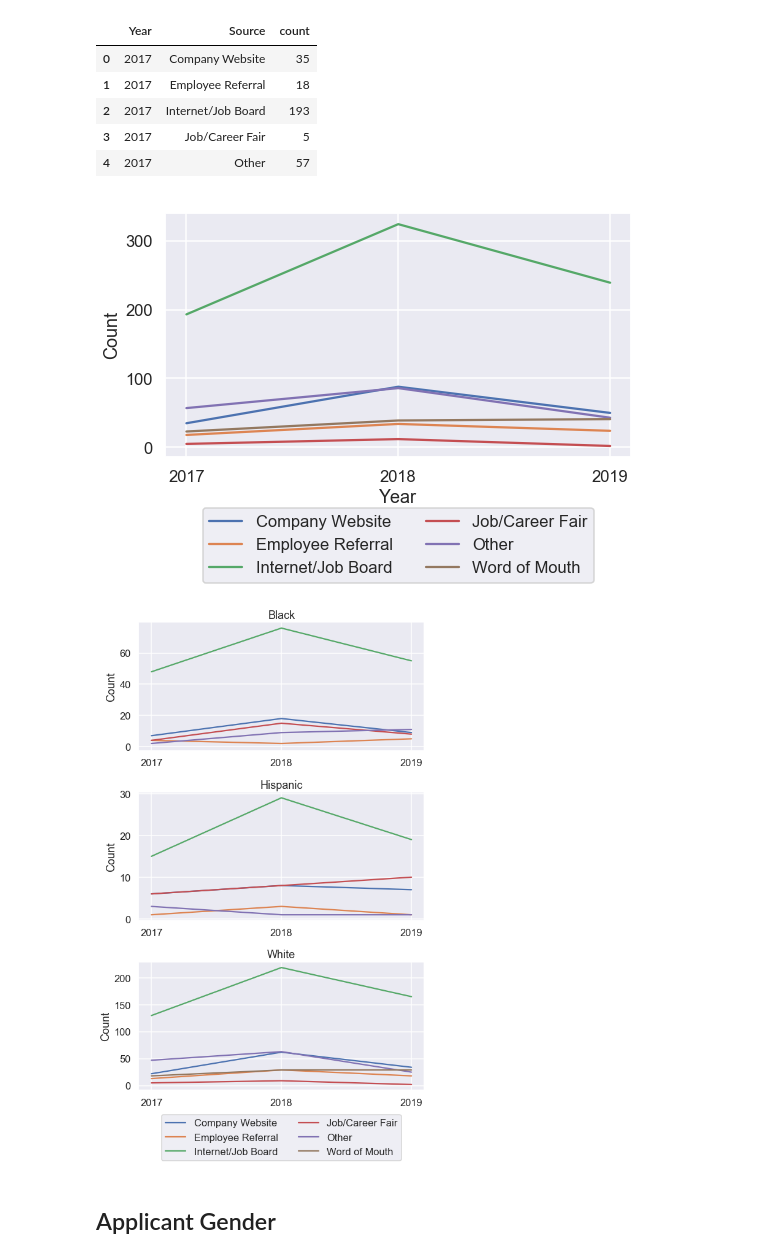
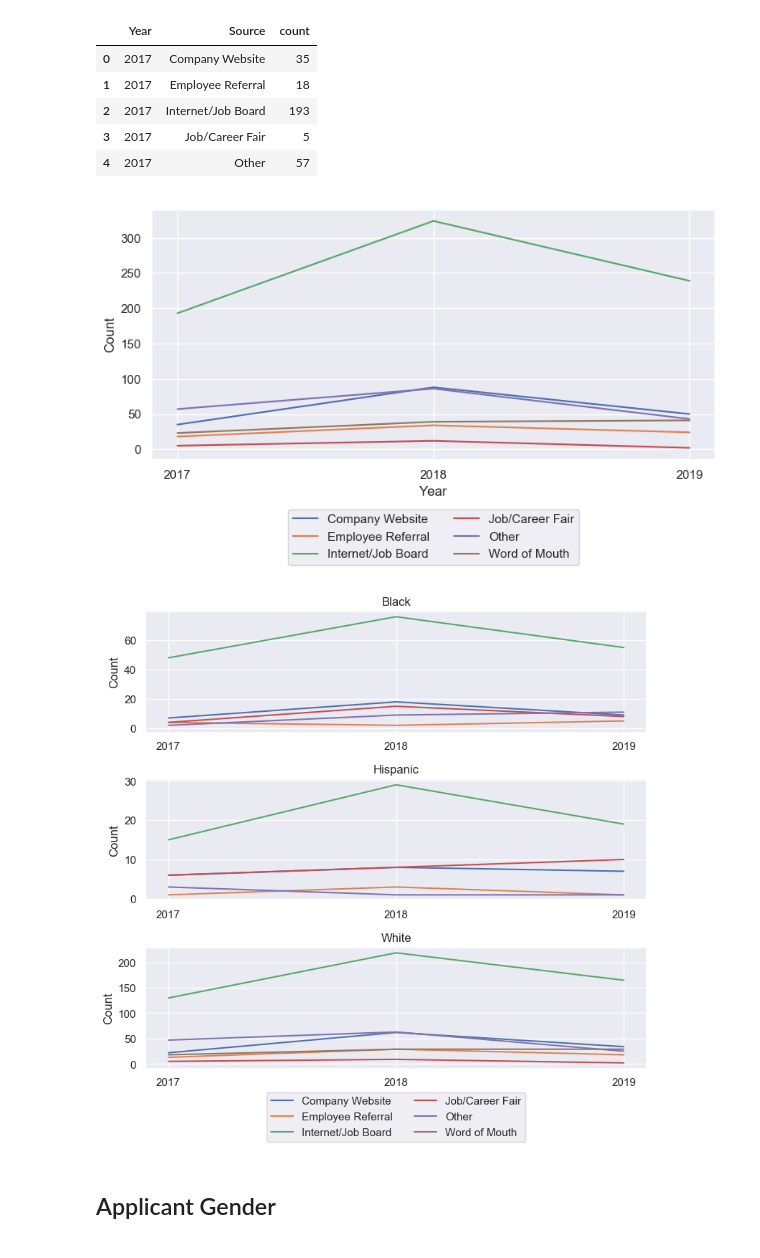
Before and after one commit to mrkjhsn/South-Bend-Police-Department-Recruitment, a Jupyter notebook: south_bend_police_recruitment.ipynb, the cells around one changed output. Cells and saved outputs as stored; diff of their text form; code cells hidden in the pictures.

```diff
--- a/south_bend_police_recruitment.ipynb
+++ b/south_bend_police_recruitment.ipynb
@@ -147,10 +168,11 @@ ethnicity_counts
 # %%
 fig1, ax1 = plt.subplots(figsize=(15,8))
+plt.style.use('fivethirtyeight')
 
 ax1.pie(applicant_status_count['Applicant_Status'],
         labels=applicant_status_count['index'],
         startangle=90, textprops={'fontsize': 17}, autopct='%1.f%%')
 ax1.axis('equal')  # Equal aspect ratio ensures that pie is drawn as a circle.
 
-plt.savefig("visualizations/applicant status.png", dpi=300)
+plt.savefig("visualizations/applicant status.png")
 # %% [output]
@@ -230,6 +252,7 @@ ethnicity_status_group
 # fig1, ax1 = plt.subplots(figsize=(15,8))
 
 plt.subplots(figsize=(15,5))
+plt.style.use('fivethirtyeight')
 
 sns.barplot(x=ethnicity_status_group.loc[:,'count'], \
              y=ethnicity_status_group.loc[:,'Applicant_Status'], \
@@ -243,5 +266,5 @@ plt.tick_params(labelsize=13)
 plt.legend(loc='lower center',fontsize=13)
 
 plt.tight_layout()
-# plt.savefig('visualizations/applicant_status_by_ethnicity.png', dpi=300)
+plt.savefig('visualizations/applicant_status_by_ethnicity.png')
 # %% [output]
@@ -275,8 +298,8 @@ ethnicity_status_year_percent.head()
 | 4 | Black or African American (Not Hi... | 2018 | AP - Incomplete | 60.869565 |
 # %%
 fig, axes = plt.subplots(nrows=3, ncols=1)
-sns.set(rc={'figure.figsize':(10,13)})
-sns.set_context('talk')
+sns.set(rc={'figure.figsize':(8,8)})
+sns.set_context('notebook')
 
 black = sns.lineplot(x="Year", \
              y="Percent",
@@ -363,7 +361,8 @@ ad_method.groupby(['Year', 'Source'])['Source'].agg(['count']).reset_index().hea
 # %%
 fig, axes = plt.subplots()
 sns.set(rc={'figure.figsize':(8,5)})
-sns.set_context('talk')
+sns.set_context('notebook')
+# plt.style.use('fivethirtyeight')
 
 sns.lineplot(x="Year", \
              y="count",
@@ -380,13 +379,14 @@ plt.tight_layout()
 
 plt.savefig('visualizations/add_method_over_time.png')
 # %% [output]
-[figure, old version]
+[figure, new version]
 # %%
 ad_method_grouped = ad_method.groupby(['Ethnicity','Year', 'Source'])['Source'].agg(['count']).reset_index()
 # %%
 fig, axes = plt.subplots(nrows=3, ncols=1)
-sns.set(rc={'figure.figsize':(8,13)})
-sns.set_context('talk')
+sns.set(rc={'figure.figsize':(8,8)})
+sns.set_context('notebook')
+# plt.style.use('fivethirtyeight')
 
 black = sns.lineplot(x="Year", \
              y="count",
@@ -404,34 +404,34 @@ black.set_xlabel('')
 hispanic = sns.lineplot(x="Year", \
              y="count",
              hue="Source",
              data=ad_method_grouped[ad_method_grouped['Ethnicity'] == 'Hispanic or Latino'],
              ax=axes[1],
              legend=False)
 hispanic.set_ylabel('Count')
 
 hispanic.xaxis.set_major_locator(ticker.MultipleLocator())
 hispanic.set_title('Hispanic')
 hispanic.set_xlabel('')
 
 white = sns.lineplot(x="Year", \
              y="count",
              hue="Source",
              data=ad_method_grouped[ad_method_grouped['Ethnicity'].str.contains('White')],
              ax=axes[2],
              legend='full')
 white.set_ylabel('Count')
 
 white.xaxis.set_major_locator(ticker.MultipleLocator())
 white.set_title('White')
 white.set_xlabel('')
 
 handles, labels = white.get_legend_handles_labels()
 white.legend(handles=handles[1:], labels=labels[1:], loc='upper center', bbox_to_anchor=(0.5, -0.15), ncol=2)
 
 plt.tight_layout()
 plt.savefig('visualizations/add_method_by_ethnicity_over_time.png')
 # %% [output]
-[figure, old version]
+[figure, new version]
 # %% [markdown]
 ## Applicant Gender
 # %%
```
Also changed, not shown: parts of 22 cells of this notebook.
